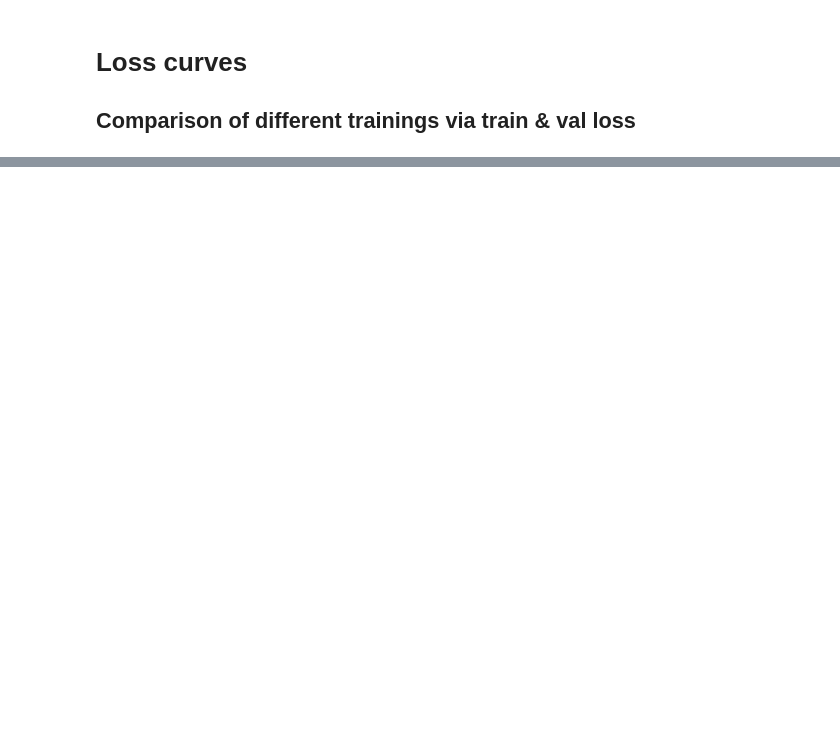
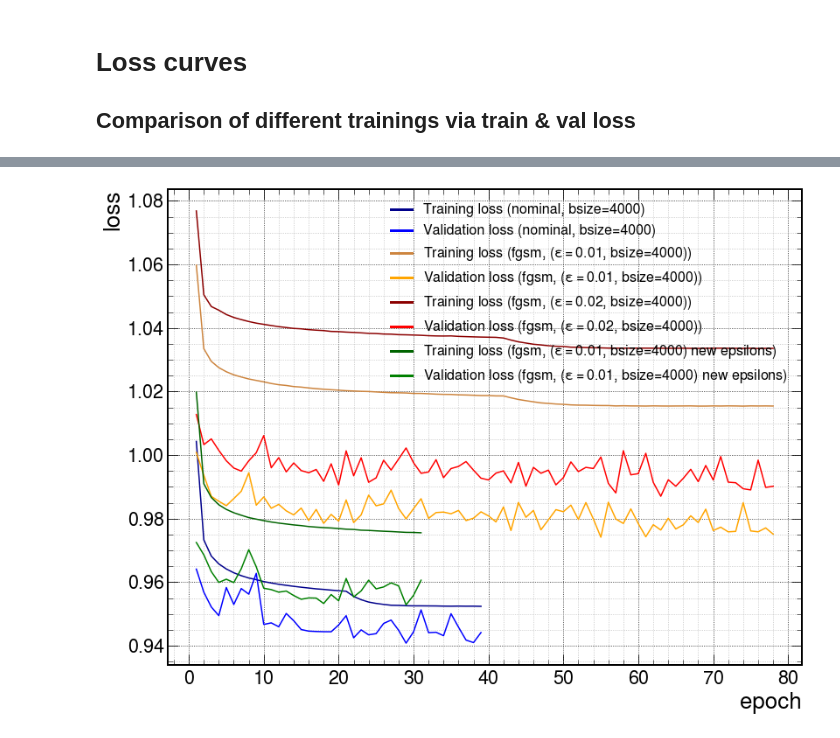
Before and after one commit to hschoenen/DeepJet, a Jupyter notebook: scripts/plot_loss.ipynb, the cells around one changed output, grey strips where cells are left out. Cells and saved outputs as stored; diff of their text form; code cells hidden in the pictures; blank space fills up the shorter version.

```diff
--- a/scripts/plot_loss.ipynb
+++ b/scripts/plot_loss.ipynb
@@ -116,0 +12,15 @@ plt.savefig(save_dir + 'train_loss_' + tagger + '_' + models_str + '.pdf', bbox_
+# %%
+dirz = {
+    'nominal': f'/net/scratch_cms3a/hschoenen/deepjet/results/nominal/',
+    'fgsm-0_01': f'/net/scratch_cms3a/hschoenen/deepjet/results/fgsm-0_01/',
+    'fgsm-0_02': f'/net/scratch_cms3a/hschoenen/deepjet/results/fgsm-0_02/',
+    'fgsm-0_01-new_epsilons': f'/net/scratch_cms3a/hschoenen/deepjet/results/fgsm-0_01-new_epsilons/',
+}
+save_dir = f'/net/scratch_cms3a/hschoenen/deepjet/plots/loss_curves/'
+# %%
+colors = {
+    'nominal' : ['darkblue', 'blue'],
+    'fgsm-0_01' : ['peru', 'orange'],
+    'fgsm-0_02' : ['darkred', 'red'],
+    'fgsm-0_01-new_epsilons' : ['darkgreen', 'green'],
+    }
@@ -116,0 +34,58 @@ plt.savefig(save_dir + 'train_loss_' + tagger + '_' + models_str + '.pdf', bbox_
+# %%
+# specify models
+model_names = ['nominal','fgsm-0_01','fgsm-0_02','fgsm-0_01-new_epsilons']
+# specify loss: 'training_validation' , 'training' , 'validation'
+plot_mode = 'training_validation'
+# specify: plot losses from batches in 1st epoch?
+include_batch_losses = False
+# specify: put a marker at the best validation loss
+mark_best_loss = False
+
+plt.figure(1,figsize=[13,10])
+plt.grid(which='minor', alpha=0.85)
+plt.grid(which='major', alpha=0.95, color='black')
+title = ''
+for model in model_names:
+    title = title + model + '_'
+    batch_training_losses = np.load(dirz[model]+'loss_values/batch_training_losses.npy', allow_pickle=True)
+    batch_validation_losses = np.load(dirz[model]+'loss_values/batch_validation_losses.npy', allow_pickle=True)
+    epoch_training_losses = np.load(dirz[model]+'loss_values/epoch_training_losses.npy', allow_pickle=True)
+    epoch_validation_losses = np.load(dirz[model]+'loss_values/epoch_validation_losses.npy', allow_pickle=True)
+    # losses from batches of first epoch
+    indices = np.nonzero(batch_validation_losses)[0]
+    n_batches = len(batch_validation_losses)
+    batch_axis = np.arange(0,1+1/n_batches,1/n_batches)[indices]
+    batch_training_losses = batch_training_losses[indices]
+    batch_validation_losses = batch_validation_losses[indices]
+    # losses from all epochs
+    if mark_best_loss:
+        best_epoch = epoch_validation_losses[-1]
+        best_loss = epoch_validation_losses[int(best_epoch)-1]
+    n_epochs = len(epoch_training_losses)-1
+    epoch_axis = np.arange(1,n_epochs+1,1)
+    epoch_training_losses = epoch_training_losses[:-1]
+    epoch_validation_losses = epoch_validation_losses[:-1]
+
+    if include_batch_losses:
+        x = np.concatenate((batch_axis,epoch_axis))
+        y_train = np.concatenate((batch_training_losses,epoch_training_losses))
+        y_val = np.concatenate((batch_validation_losses,epoch_validation_losses))
+    else:
+        x = epoch_axis
+        y_train = epoch_training_losses
+        y_val = epoch_validation_losses
+    if 'training' in plot_mode:
+        plt.plot(x, y_train, color=colors[model][0], label=f'Training loss ({leg_text[model]})')
+    if 'validation' in plot_mode:
+        plt.plot(x, y_val, color=colors[model][1], label=f'Validation loss ({leg_text[model]})')
+        if mark_best_loss:
+            plt.plot([best_epoch], [best_loss], color=colors[model][1], marker='x')
+plt.xlabel('epoch')
+plt.ylabel('loss')
+leg = plt.legend(fontsize=16)
+for legobj in leg.legend_handles:
+    legobj.set_linewidth(3.0)
+
+plt.savefig(save_dir + title + plot_mode + '.pdf', bbox_inches='tight')
+# %% [output]
+[figure, added]
```
Also changed, not shown: parts of 12 cells of this notebook, 7 other files.
